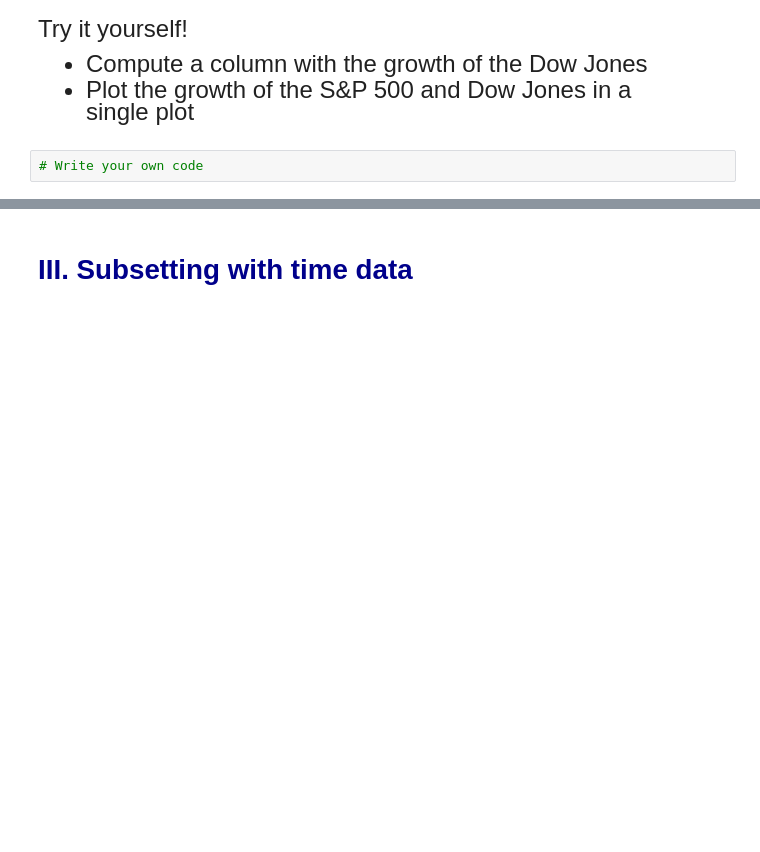
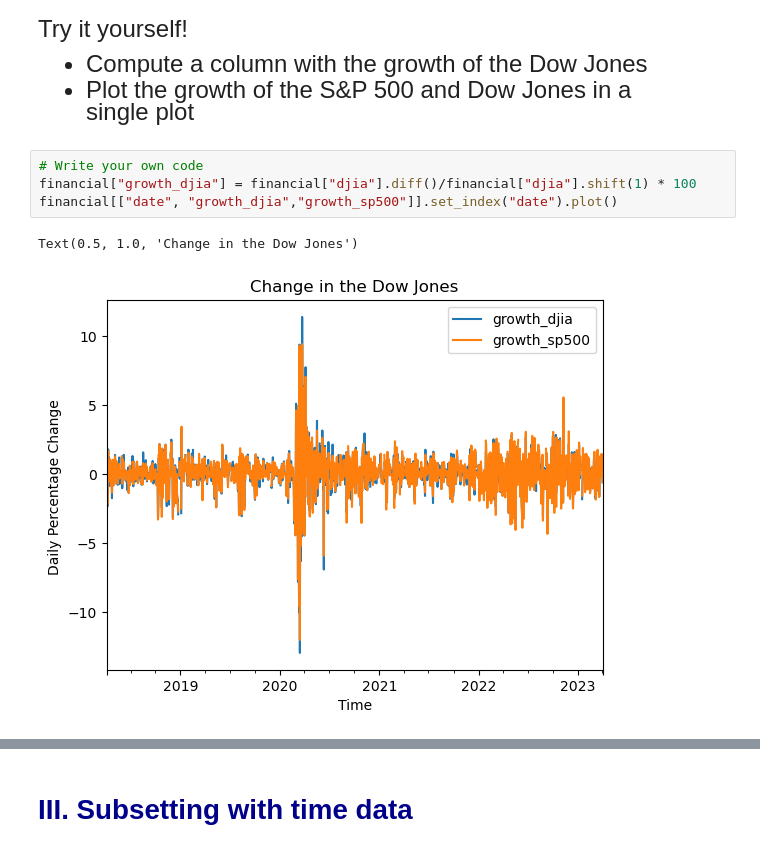
Before and after one commit to jadarro/qtm151_fall_2023, a Jupyter notebook: lecture_21/personal_lecture_21.ipynb, the cells around one changed output, grey strips where cells are left out. Saved outputs shown, nothing was run; the diff lists cells and outputs as text; blank space fills up the shorter version.

```diff
--- a/lecture_21/personal_lecture_21.ipynb
+++ b/lecture_21/personal_lecture_21.ipynb
@@ -126,5 +150,10 @@ Try it yourself!
 - Compute a column with the growth of the Dow Jones
 - Plot the growth of the S&P 500 and Dow Jones in a <br>
 single plot
-# %%
-# Write your own code
+# %%
+# Write your own code
+financial["growth_djia"] = financial["djia"].diff()/financial["djia"].shift(1) * 100
+financial[["date", "growth_djia","growth_sp500"]].set_index("date").plot()
+# %% [output]
+Text(0.5, 1.0, 'Change in the Dow Jones')
+[figure, added]
```
Also changed, not shown: parts of 5 cells of this notebook, 3 other files.
